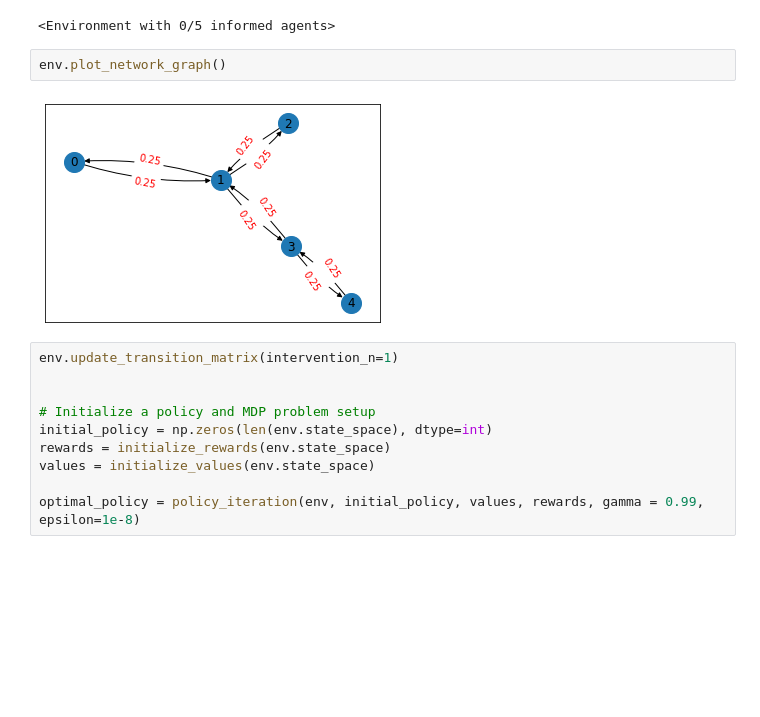
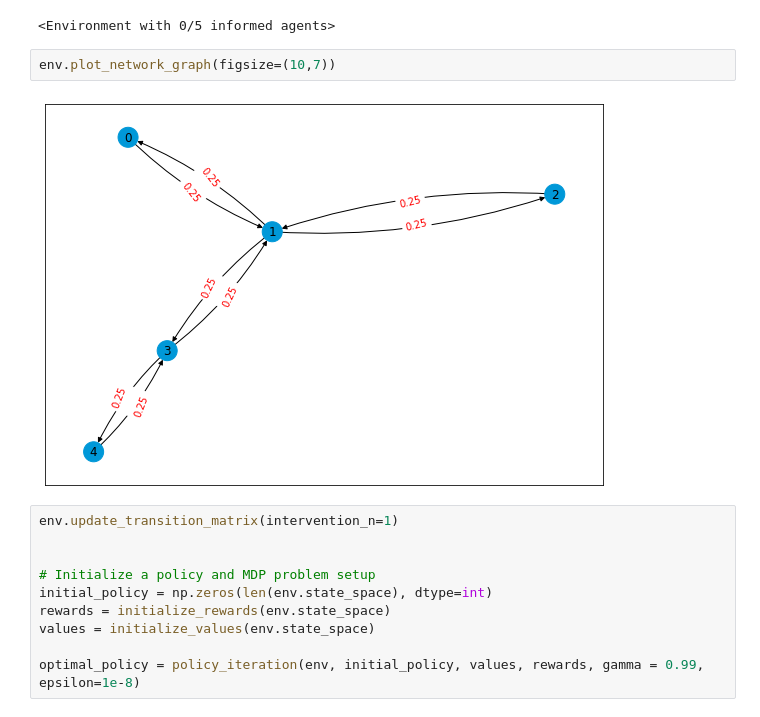
Before and after one commit to gpestre/CS182-final-project, a Jupyter notebook: notebooks/mdp_example.ipynb, the cells around one changed output. Saved outputs shown, nothing was run; the diff lists cells and outputs as text; blank space fills up the shorter version.

```diff
--- a/notebooks/mdp_example.ipynb
+++ b/notebooks/mdp_example.ipynb
@@ -40,9 +42,9 @@ print(env)
 # %% [output]
 <Environment with 0/5 informed agents>
 # %%
-env.plot_network_graph()
+env.plot_network_graph(figsize=(10,7))
 # %% [output]
-[figure, old version]
+[figure, new version]
 # %%
 env.update_transition_matrix(intervention_n=1)
 
```
Also changed, not shown: parts of 15 cells of this notebook, 1 other file.
